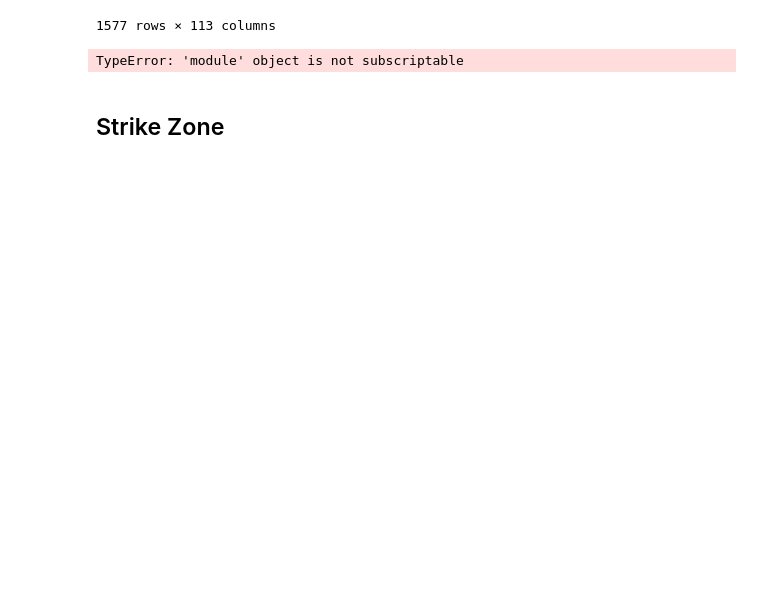
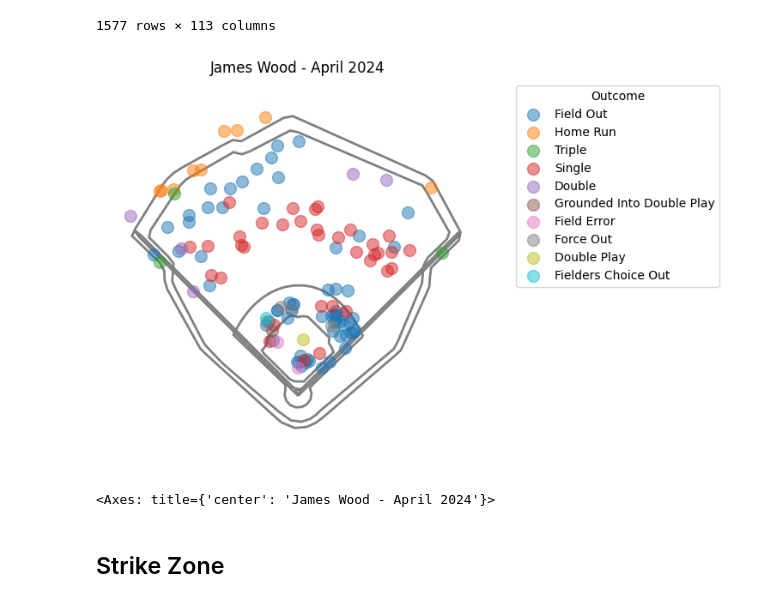
Before and after one commit to auto-d/moneyball-ml, a Jupyter notebook: eda.ipynb, the cells around one changed output. Cells and saved outputs as stored; diff of their text form; code cells hidden in the pictures; blank space fills up the shorter version.

```diff
--- a/eda.ipynb
+++ b/eda.ipynb
@@ -214,9 +198,10 @@ batting_df
 | 1576 | None | 2024-02-24 | NaN | NaN | NaN | Wood, James | 695578 | 664351 | ... |
 1577 rows × 113 columns
 # %%
-spraychart(data[data['home_team'] == 'WSH'], 'nationals', title='James Wood - April 2024')
+spraychart(batting_df[batting_df['home_team'] == 'WSH'], 'nationals', title='James Wood - April 2024')
 # %% [output]
+[figure, added]
-TypeError: 'module' object is not subscriptable
+<Axes: title={'center': 'James Wood - April 2024'}>
 # %% [markdown]
 ## Strike Zone
 # %%
```
Also changed, not shown: parts of 45 cells of this notebook, 4 other files.
